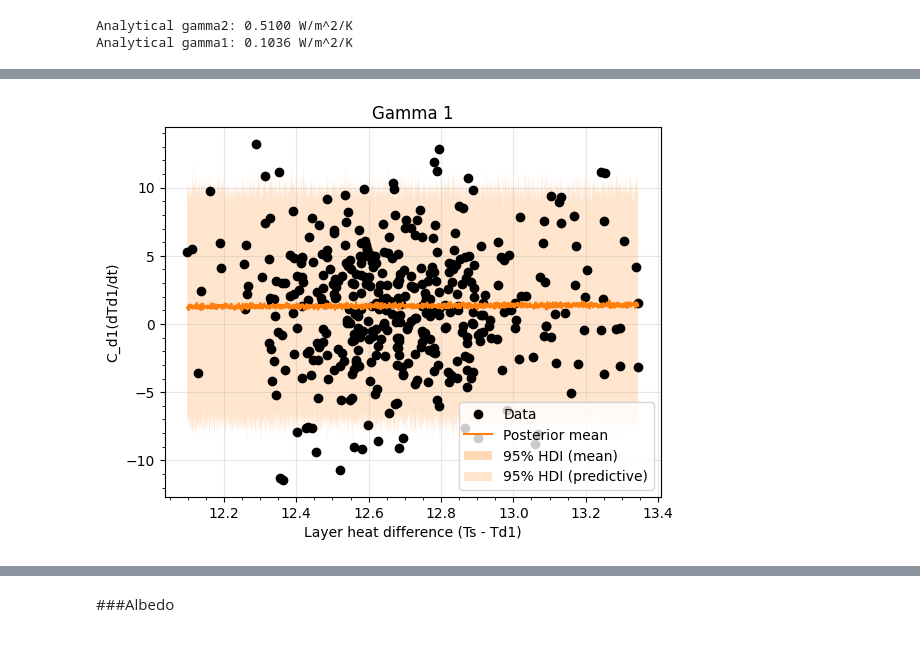
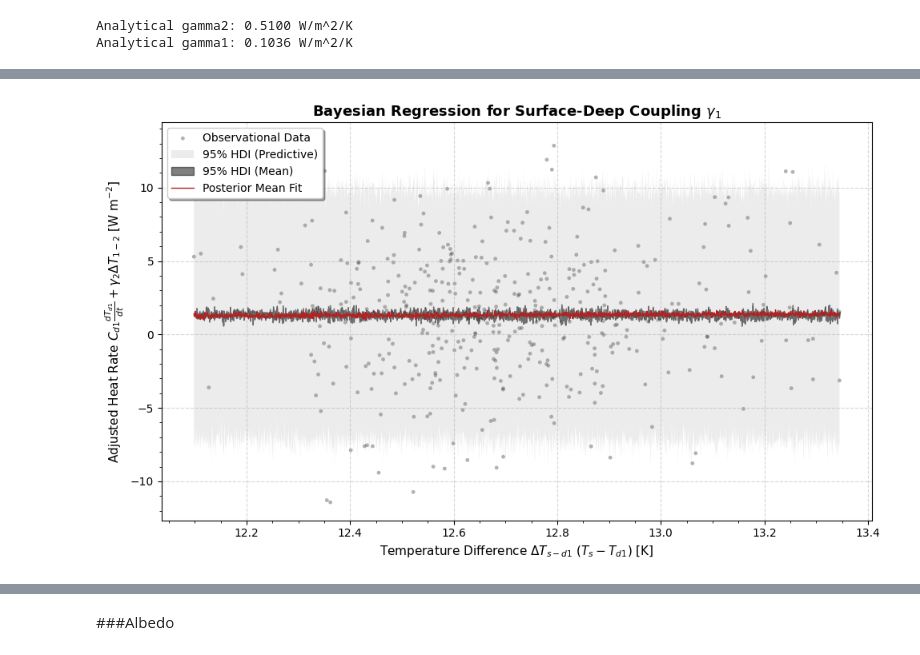
Before and after one commit to LeoFairley123/EMSC2010-Individual-Project, a Jupyter notebook: EMSC2010_Individual_Project_U7488277.ipynb, the cells around one changed output, grey strips where cells are left out. Drawn from its saved outputs; the diff is of its cells as text; code cells hidden in the pictures.

```diff
--- a/EMSC2010_Individual_Project_U7488277.ipynb
+++ b/EMSC2010_Individual_Project_U7488277.ipynb
@@ -837,65 +1013,68 @@ gamma2 = 0.5304 95% HDI [0.3270, 0.7100]
 # %%
 # C_d1 * dTd1/dt = gamma1 * (Ts - Td1) - gamma2 * (Td1 - Td2)
 # %%
-data = pd.DataFrame({"y": C_d1 * np.gradient(Td1, seconds_per_year/12) + gamma2_mean * (Td1-Td2), "x": Ts-Td1})
+# --- Bayesian Regression for Surface-to-Deep Heat Exchange (Gamma 1) ---
 
-# Fit Bayesian models
+# 1. Prepare data based on the energy balance for the upper deep ocean (layer 1):
+# C_d1 * (dTd1/dt) = gamma1 * (Ts - Td1) - gamma2 * (Td1 - Td2)
+# To solve for gamma1 using a slope, we define:
+# y = C_d1 * dTd1/dt + gamma2_mean * (Td1 - Td2)
+# x = Ts - Td1
+# The slope of y ~ x then represents gamma1.
+data = pd.DataFrame({
+    "y": C_d1 * np.gradient(Td1, seconds_per_year/12) + gamma2_mean * (Td1 - Td2),
+    "x": Ts - Td1
+})
+
+# 2. Fit Bayesian Model through the origin
 model_linear = bmb.Model("y ~ 0 + x", data)
 idata_linear = model_linear.fit(progressbar=False)
 
+# 3. Generate predictions for visualization
 x_range = np.linspace(data['x'].min(), data['x'].max(), 2000)
+new_data = pd.DataFrame({"x": x_range})
 
-new_data = pd.DataFrame({"x": x_range})
+# Predict the mean (regression line) and the full posterior predictive (observations)
 model_linear.predict(idata_linear, data=new_data, kind='response_params')
 model_linear.predict(idata_linear, data=new_data, kind='response')
 
-# Make random draws from the posterior of the regression lines
-y_mean_draws = idata_linear.posterior["mu"].values
+# 4. Extract and reshape posterior draws
+y_mean_draws = idata_linear.posterior["mu"].values.reshape(-1, len(x_range))
+y_pps_draws = idata_linear.posterior_predictive["y"].values.reshape(-1, len(x_range))
 
-# Reshape to (total_draws, x_points)
-y_mean_draws = y_mean_draws.reshape(-1, len(x_range))
-
-# Make random draws from the posterior predictive distribution
-y_pps_draws = idata_linear.posterior_predictive["y"].values
-
-# Reshape to (total_draws, x_points)
-y_pps_draws = y_pps_draws.reshape(-1, len(x_range))
-
-# Compute mean and HDI of the posterior predictive distribution
+# 5. Compute summary statistics (Mean and 95% HDI)
 posterior_mean = y_pps_draws.mean(axis=0)
-hdi_mean = az.hdi(idata_linear.posterior["mu"].values.reshape(-1, len(x_range)), prob=0.95)
+hdi_mean = az.hdi(y_mean_draws, prob=0.95)
 hdi_pps = az.hdi(y_pps_draws, prob=0.95)
 
-# Plot both posterior for regression lines and the observations
-plt.plot(data['x'], data['y'], 'ok', label="Data")
-plt.plot(x_range, posterior_mean, color="C1", label="Posterior mean")
+# 6. Visualization setup
+plt.figure(figsize=(10, 6))
+
+# Plot actual data points
+plt.scatter(data['x'], data['y'], color='black', s=12, alpha=0.3, label="Observational Data", edgecolors='none')
+
+# Shade the Predictive HDI (Aleatoric uncertainty / expected noise in data)
 plt.fill_between(
-    x_range,
-    hdi_mean[:, 0],
-    hdi_mean[:, 1],
-    alpha=0.3,
-    color="C1",
-    label="95% HDI (mean)",
-    edgecolor = None
-)
+    x_range, hdi_pps[:, 0], hdi_pps[:, 1],
+    alpha=0.15, color="gray", label="95% HDI (Predictive)", edgecolor=None,)
 
+# Shade the Mean HDI (Epistemic uncertainty / precision of the gamma1 estimate)
 plt.fill_between(
-    x_range,
-    hdi_pps[:, 0],
-    hdi_pps[:, 1],
-    alpha=0.2,
-    color="C1",
-    label="95% HDI (predictive)",
-    edgecolor = None
-)
+    x_range, hdi_mean[:, 0], hdi_mean[:, 1],
+    alpha=0.5, color="black", label="95% HDI (Mean)")
 
-plt.legend()
+# Plot the central posterior mean trend
+plt.plot(x_range, posterior_mean, color="firebrick", lw=1, label="Posterior Mean Fit", zorder=4)
+
+# Labeling and Formatting
+plt.xlabel(r'Temperature Difference $\Delta T_{s-d1}$ ($T_s - T_{d1}$) [K]', fontsize=11)
+plt.ylabel(r'Adjusted Heat Rate $C_{d1} \frac{dT_{d1}}{dt} + \gamma_2 \Delta T_{1-2}$ [W m$^{-2}$]', fontsize=11)
+plt.title(r'Bayesian Regression for Surface-Deep Coupling $\gamma_1$', fontsize=13, fontweight='bold')
+
+plt.legend(frameon=True, shadow=True, loc='upper left')
+plt.grid(True, linestyle='--', alpha=0.5)
 plt.minorticks_on()
-plt.xlabel('Layer heat difference (Ts - Td1)')
-plt.ylabel('C_d1(dTd1/dt)')
-plt.title('Gamma 1')
-plt.legend()
-plt.grid(True, alpha=0.3)
+plt.tight_layout()
 plt.show()
 # %% [output]
-[figure, old version]
+[figure, new version]
```
Also changed, not shown: parts of 78 cells of this notebook.
